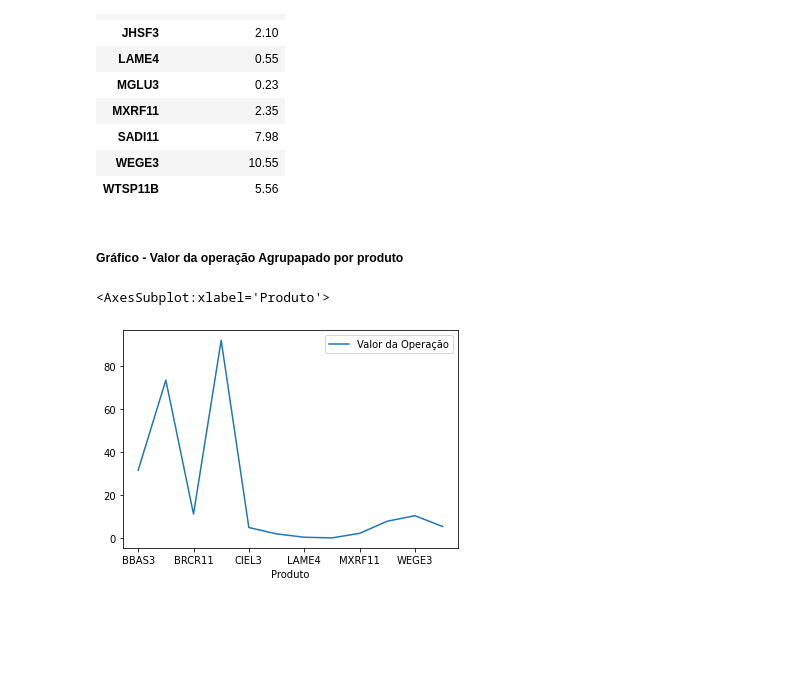
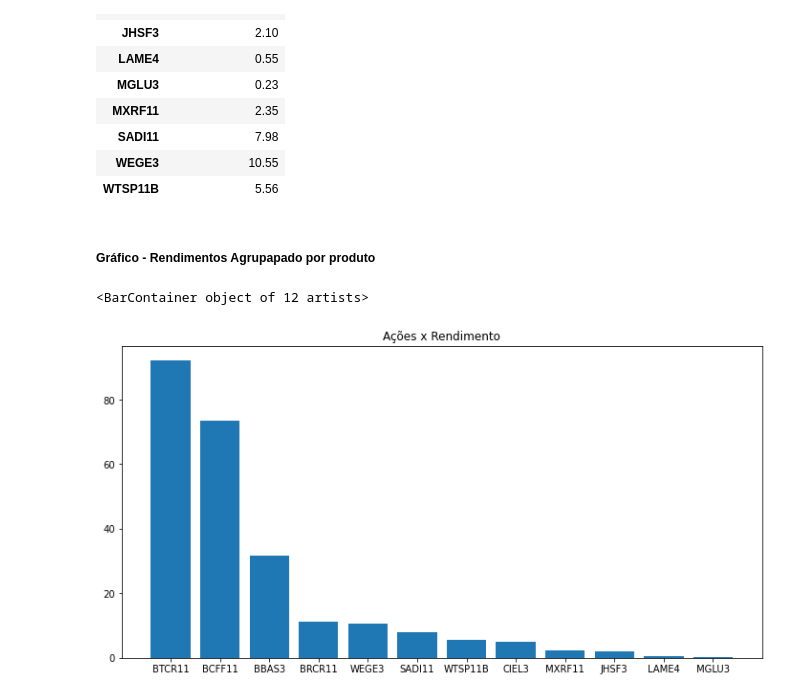
Before and after one commit to CarmoPJunior/Python-Estudos, a Jupyter notebook: analise_B3_Panda/Untitled.ipynb, the cells around one changed output. Cells and saved outputs as stored; diff of their text form; code cells hidden in the pictures; blank space fills up the shorter version.

Commit message:
Atualiza o gráfico valor operação por produto

```diff
--- a/analise_B3_Panda/Untitled.ipynb
+++ b/analise_B3_Panda/Untitled.ipynb
@@ -218,10 +219,17 @@ df_por_produto
 | SADI11 | 7.98 |
 | WEGE3 | 10.55 |
 | WTSP11B | 5.56 |
-# %% [markdown]
-##### Gráfico - Valor da operação Agrupapado por produto
+# %% [markdown]
+##### Gráfico - Rendimentos Agrupapado por produto
 # %%
-df_por_produto.plot()
+df_por_produto = df_por_produto.sort_values(['Valor da Operação'], ascending=False)
+
+eixoX = df_por_produto.index
+eixoY = df_por_produto['Valor da Operação']
+
+plt.figure(figsize=(12,6))
+plt.title('Ações x Rendimento')
+plt.bar(eixoX, eixoY)
 # %% [output]
-<AxesSubplot:xlabel='Produto'>
+<BarContainer object of 12 artists>
-[figure, old version]
+[figure, new version]
```
Also changed, not shown: parts of 1 cell of this notebook.
